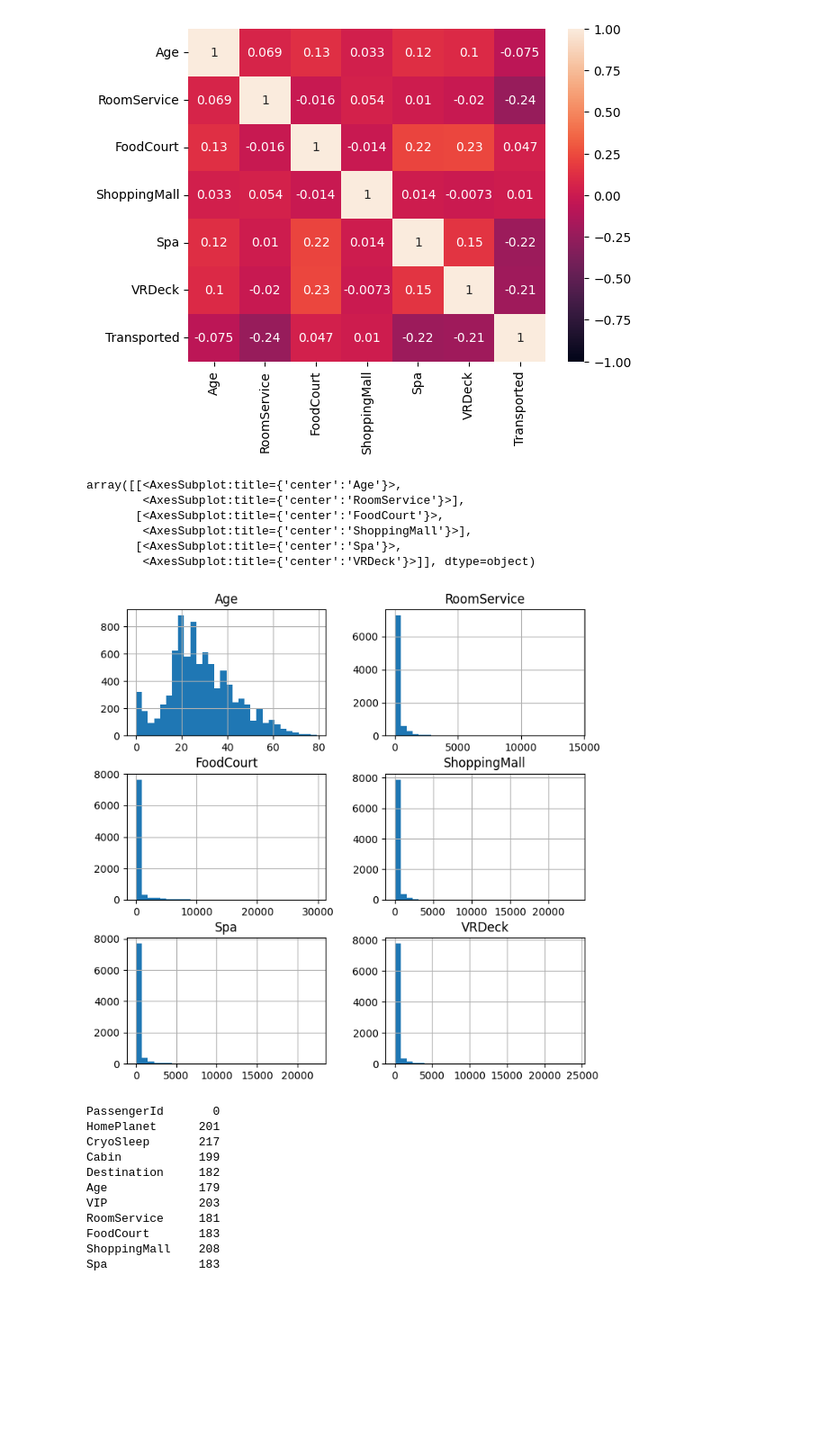
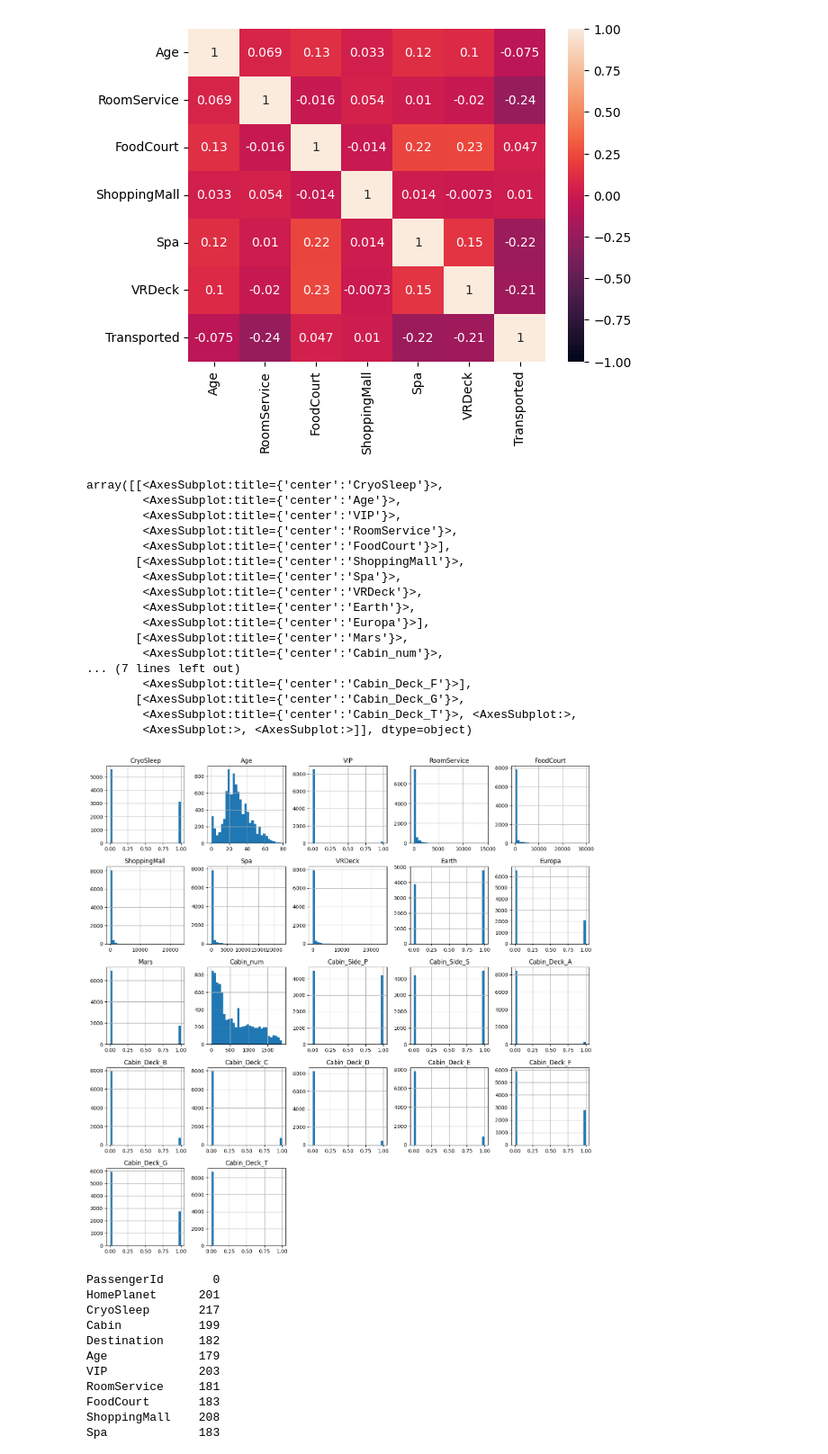
Before and after one commit to Wallace-80/Machine-Learning, a Jupyter notebook: src/notebook/ALT - Datos_procesados_train.ipynb, the cells around one changed output. Shown at 90% size. Saved outputs shown, nothing was run; the diff lists cells and outputs as text; code cells hidden in the pictures; blank space fills up the shorter version.

```diff
--- a/src/notebook/ALT - Datos_procesados_train.ipynb
+++ b/src/notebook/ALT - Datos_procesados_train.ipynb
@@ -47,15 +47,26 @@ sns.heatmap(df_train.corr(), vmin = -1, vmax = 1, annot = True);
 # %% [output]
 [figure]
 # %%
-df_train.hist(bins= 30, figsize=(8,8))
+df_train.hist(bins= 30, figsize=(17,17))
 # %% [output]
-array([[<AxesSubplot:title={'center':'Age'}>,
-        <AxesSubplot:title={'center':'RoomService'}>],
-       [<AxesSubplot:title={'center':'FoodCourt'}>,
-        <AxesSubplot:title={'center':'ShoppingMall'}>],
-       [<AxesSubplot:title={'center':'Spa'}>,
-        <AxesSubplot:title={'center':'VRDeck'}>]], dtype=object)
+array([[<AxesSubplot:title={'center':'CryoSleep'}>,
+        <AxesSubplot:title={'center':'Age'}>,
+        <AxesSubplot:title={'center':'VIP'}>,
+        <AxesSubplot:title={'center':'RoomService'}>,
+        <AxesSubplot:title={'center':'FoodCourt'}>],
+       [<AxesSubplot:title={'center':'ShoppingMall'}>,
+        <AxesSubplot:title={'center':'Spa'}>,
+        <AxesSubplot:title={'center':'VRDeck'}>,
+        <AxesSubplot:title={'center':'Earth'}>,
+        <AxesSubplot:title={'center':'Europa'}>],
+       [<AxesSubplot:title={'center':'Mars'}>,
+        <AxesSubplot:title={'center':'Cabin_num'}>,
+... (7 lines left out)
+        <AxesSubplot:title={'center':'Cabin_Deck_F'}>],
+       [<AxesSubplot:title={'center':'Cabin_Deck_G'}>,
+        <AxesSubplot:title={'center':'Cabin_Deck_T'}>, <AxesSubplot:>,
+        <AxesSubplot:>, <AxesSubplot:>]], dtype=object)
-[figure, old version]
+[figure, new version]
 # %%
 #comprobamos los valors nulos
 df_train.isnull().sum()
```
Also changed, not shown: parts of 4 cells of this notebook, 29 other files.
